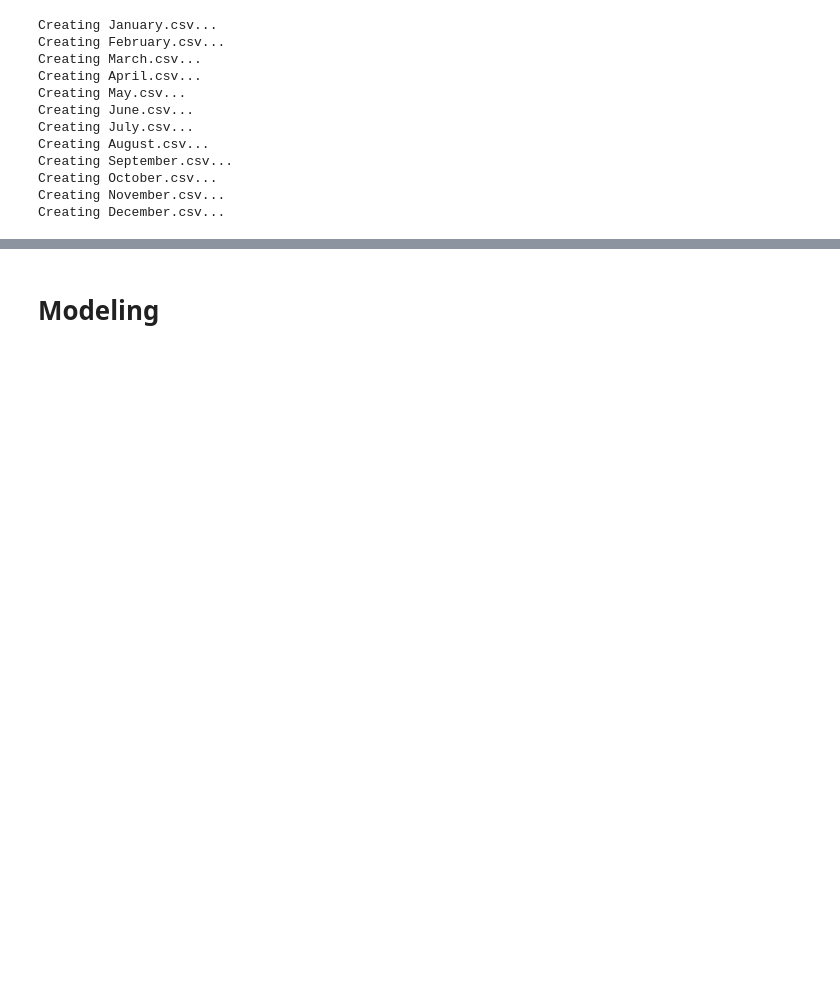
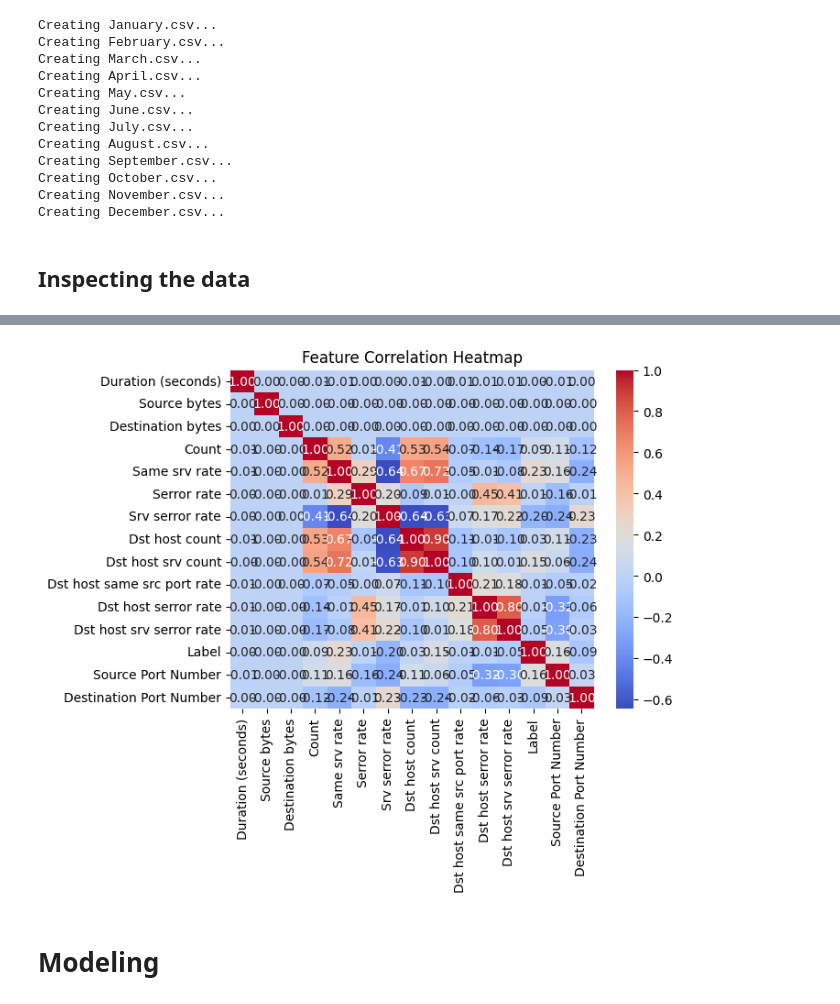
Before and after one commit to Jellyfish25/CMPE255-KoyotoIDS, a Jupyter notebook: Kyoto-IDS.ipynb, the cells around one changed output, grey strips where cells are left out. Cells and saved outputs as stored; diff of their text form; code cells hidden in the pictures; blank space fills up the shorter version.

Commit message:
Added data inspection function

```diff
--- a/Kyoto-IDS.ipynb
+++ b/Kyoto-IDS.ipynb
@@ -94,3 +96,68 @@ Creating September.csv...
 Creating October.csv...
 Creating November.csv...
 Creating December.csv...
+# %% [markdown]
+## Inspecting the data
+# %%
+def inspect_data(month):
+    print("Inspection of data for " + month + ":")
+
+    # Load the Data
+    file_path = f"Data/CSVs/{month}.csv"
+    data = pd.read_csv(file_path, index_col = False)
+
+    # Print the table attributes
+    print("Data Attributes:\n")
+    attributes = data.columns.tolist()
+    for i in range(0, len(attributes), 6):
+        print("\t|\t".join(attributes[i:i+6]))
+    #print("Attributes: " + ''.join(data.columns.tolist()))
+    #print(data.columns.tolist())
+
+    # Initial Data Summary
+    print("\n\nFirst five rows of the dataset:")
+    with pd.option_context('display.max_columns', 10):
+        print(data.head(5))
+
+    # Print statistocs of numerical features
+    for column in data.select_dtypes(include='number').columns:
+        print(f"\nStatistics for Numerical Feature {column}:")
+        print(data[column].describe())
+
+    # Print the number of missing values in each column
+    for column in data.columns:
+        missing_count = data[column].isnull().sum()
+        print(f"Column '{column}' has {missing_count} missing values")
+
+    # Print the unique values of categorical features
+    for column in data.select_dtypes(include='object').columns:
+        unique_values = data[column].nunique()
+        print(f"Unique values in {column}: {unique_values}")
+
+
+    # Correlations matrix between numerical features
+    print("\nCorrelation Matrix:")
+    correlation_matrix = data.select_dtypes(include='number').corr()
+    sb.heatmap(correlation_matrix, annot=True, cmap='coolwarm', fmt=".2f")
+    plt.title("Feature Correlation Heatmap")
+    plt.show()
+
+    """# Visualize Categorical Data Distributions
+    for column in data.select_dtypes(include='object').columns:
+        plt.figure()
+        plt.title(f"Count Plot of {column}")
+        sb.countplot(y=column, data=data)
+        plt.show()"""
+
+    """# Visualize Relationships Between Features
+    # Example: Scatter Plot of Two Important Features
+    if 'Duration' in data.columns and 'Label' in data.columns:
+        plt.figure()
+        plt.scatter(data['Duration'], data['Label'], alpha=0.5)
+        plt.title('Duration vs. Label')
+        plt.xlabel('Duration')
+        plt.ylabel('Label')
+        plt.show()"""
+
+inspect_data("January")
+# %% [output]
@@ -97,3 +181,4 @@ Creating December.csv...
+[figure, added]
 # %% [markdown]
 # Modeling
 # %% [markdown]
```
Also changed, not shown: parts of 2 cells of this notebook.
